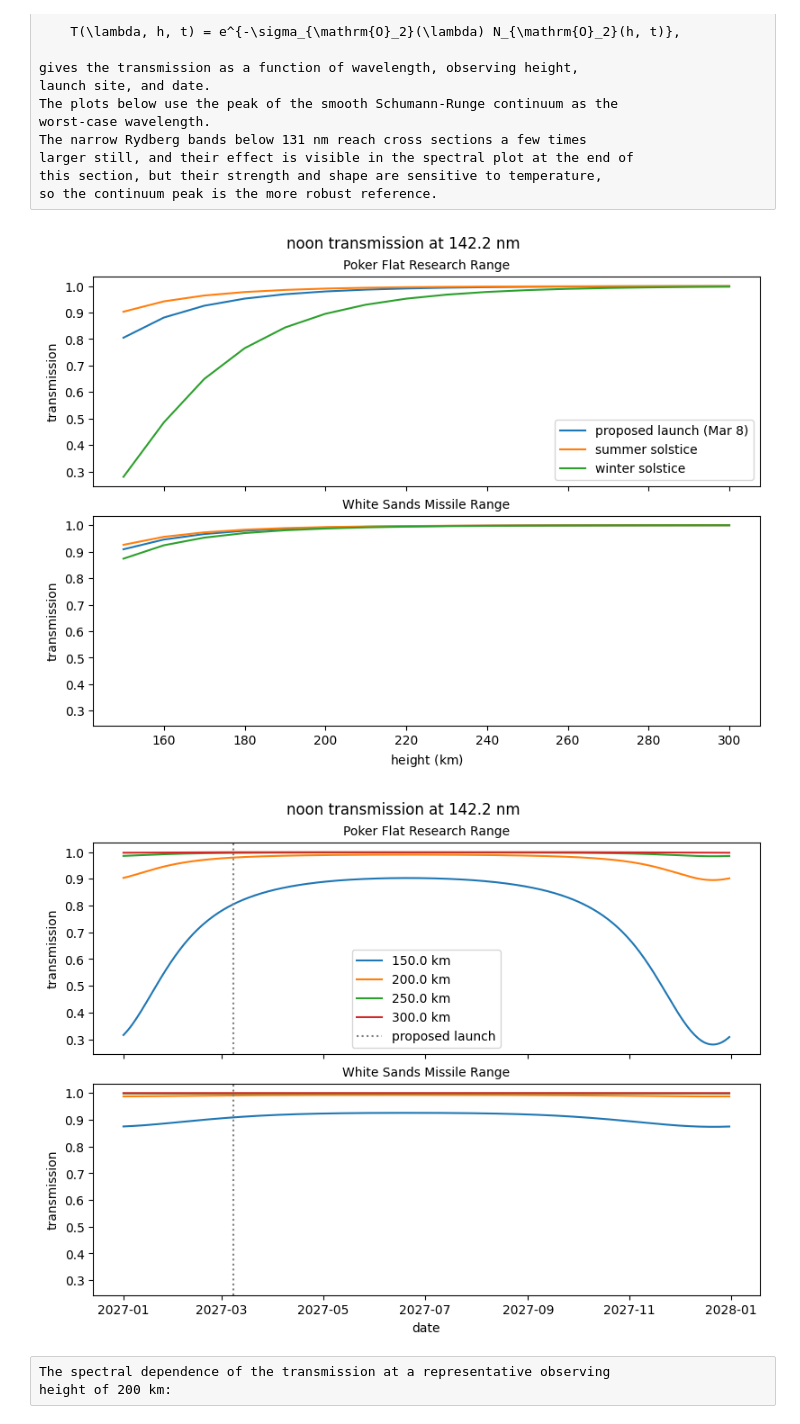
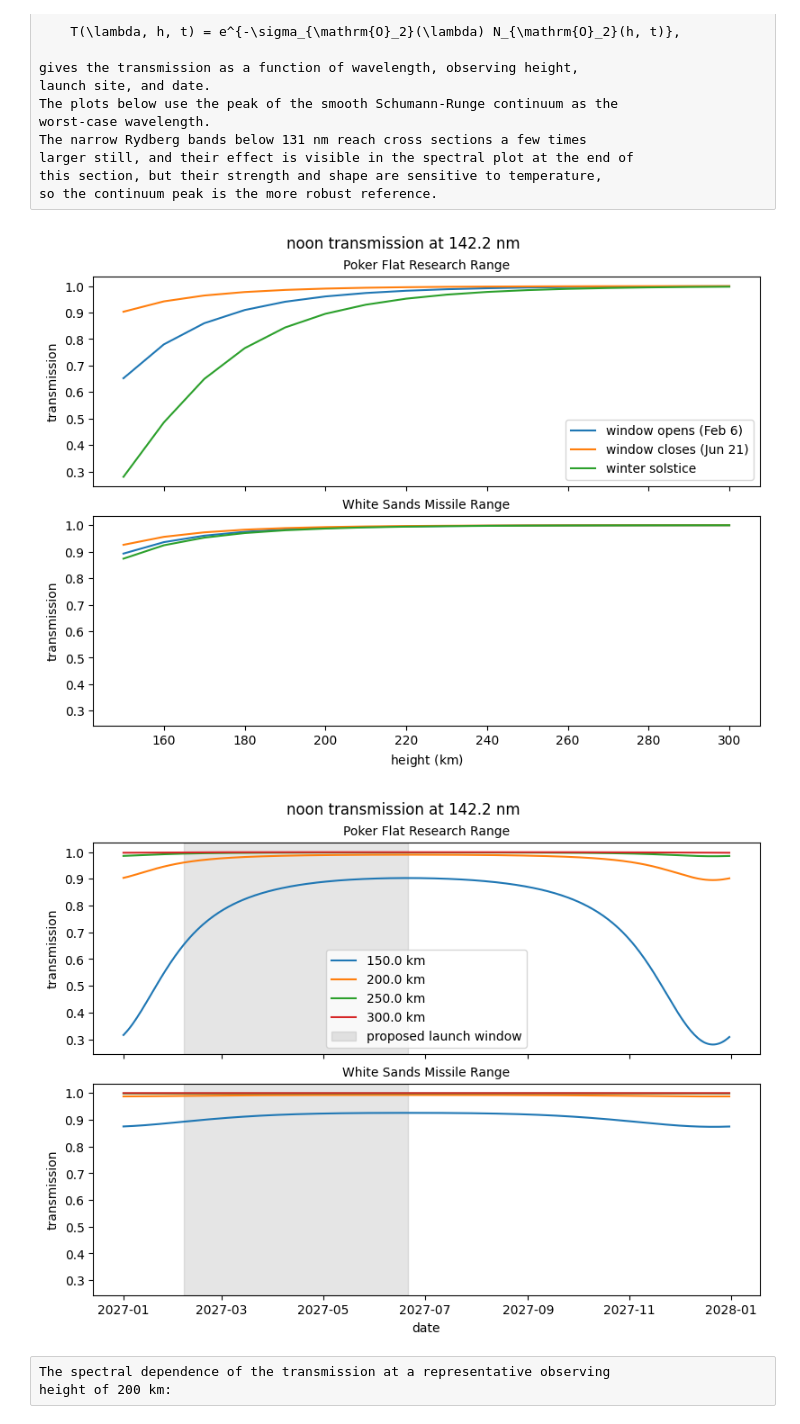
Before and after one commit to Kankelborg-Group/furst-optics, a Jupyter notebook: docs/reports/atmospheric-transmission.ipynb, the cells around one changed output. Saved outputs shown, nothing was run; the diff lists cells and outputs as text; code cells hidden in the pictures.

```diff
--- a/docs/reports/atmospheric-transmission.ipynb
+++ b/docs/reports/atmospheric-transmission.ipynb
@@ -81,6 +82,7 @@ The proposed launch date, March 8, is highlighted throughout this report.
 # %%
 year = 2027
-date_launch = f"{year}-03-08"
+date_launch_min = f"{year}-02-06"
+date_launch_max = f"{year}-06-21"
 
 axis_site = "site"
 axis_time = "time"
@@ -342,8 +350,8 @@ cross_section_worst = cross_section_o2[index_worst]
 transmission_worst = np.exp(-cross_section_worst * column_o2)
 
 dates_season = {
-    "proposed launch (Mar 8)": date_launch,
-    "summer solstice": f"{year}-06-21",
+    "window opens (Feb 6)": date_launch_min,
+    "window closes (Jun 21)": date_launch_max,
     "winter solstice": f"{year}-12-21",
 }
 
@@ -374,36 +382,42 @@ axs[~0].set_xlabel(f"height ({u.km:latex_inline})")
 axs[0].legend()
 fig.suptitle(f"noon transmission at {wavelength_worst.ndarray:.1f}");
 # %% [output]
-[figure, old version]
+[figure, new version]
 # %%
 heights_plot = [150, 200, 250, 300] * u.km
 
 fig, axs = plt.subplots(
     nrows=len(sites),
     sharex=True,
     sharey=True,
     figsize=(8, 6),
     constrained_layout=True,
 )
 for i, site in enumerate(sites):
     ax = axs[i]
     for h in heights_plot:
         index_h = np.argmin(np.abs(height - h), axis=axis_height)
         na.plt.plot(
             date,
             transmission_worst[index_h][{axis_site: i}],
             ax=ax,
             axis=axis_time,
             label=f"{h}",
         )
-    ax.axvline(np.datetime64(date_launch), color="gray", linestyle=":", label="proposed launch")
+    ax.axvspan(
+        np.datetime64(date_launch_min),
+        np.datetime64(date_launch_max),
+        color="gray",
+        alpha=0.2,
+        label="proposed launch window",
+    )
     ax.set_title(site, fontsize=10)
     ax.set_ylabel("transmission")
 axs[~0].set_xlabel("date")
 axs[0].legend()
 fig.suptitle(f"noon transmission at {wavelength_worst.ndarray:.1f}");
 # %% [output]
-[figure, old version]
+[figure, new version]
 # %% [raw]
 The spectral dependence of the transmission at a representative observing
 height of 200 km:
```
Also changed, not shown: parts of 9 cells of this notebook.
